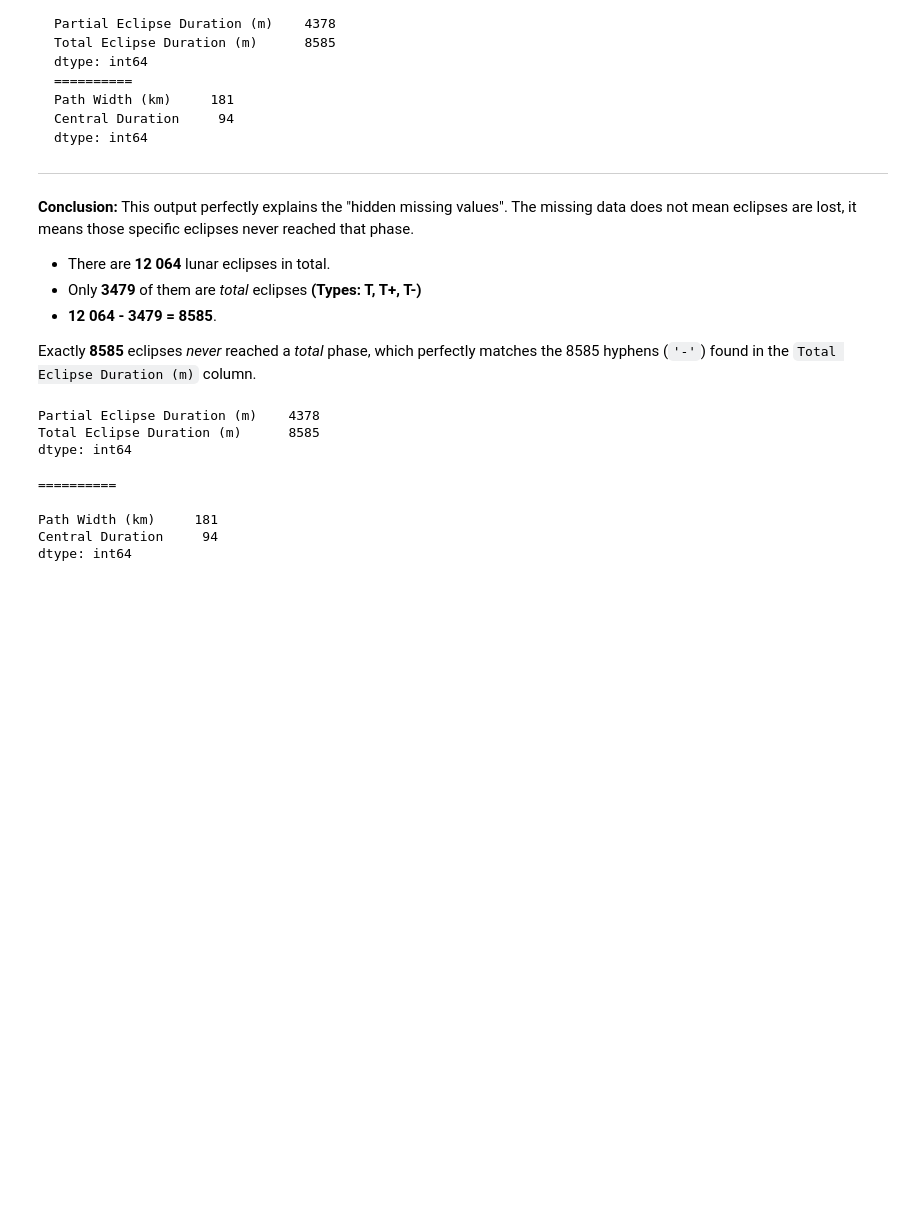
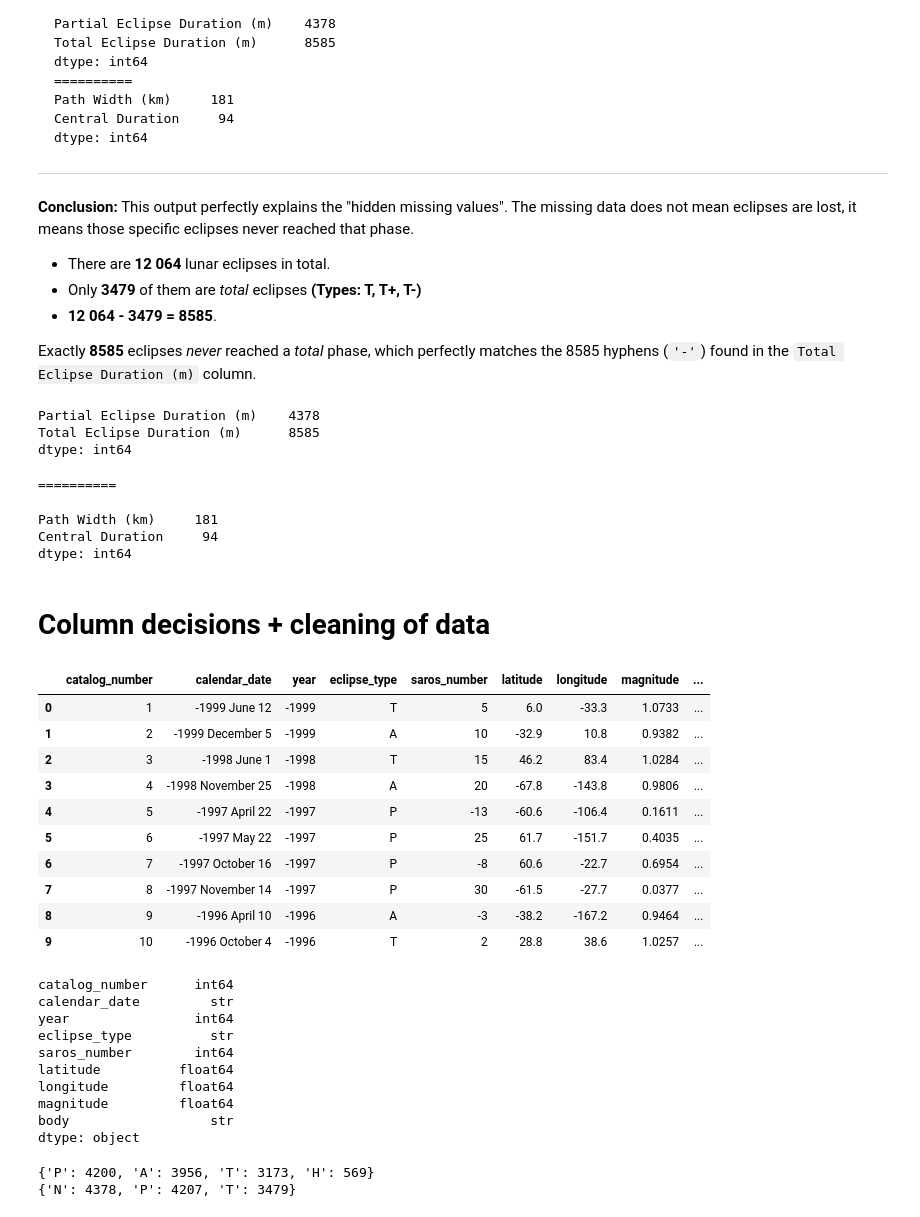
Before and after one commit to JohnnyHyytiainen/lab_azure_fullstack_DE25_johnny_hyytiainen, a Jupyter notebook: EDA/eda.ipynb, the cells around one changed output. Cells and saved outputs as stored; diff of their text form; code cells hidden in the pictures; blank space fills up the shorter version.

Commit message:
feat(eda+data): explore solar and lunar catalogs with a ten-step EDA, write cleaned nine-column parquet for both catalogs

```diff
--- a/EDA/eda.ipynb
+++ b/EDA/eda.ipynb
@@ -610,3 +610,76 @@ dtype: int64
 Path Width (km)     181
 Central Duration     94
 dtype: int64
+# %% [markdown]
+# Column decisions + cleaning of data
+# %%
+# Funktion för att omvandla koordinater till floats
+# Latitude koordinater för S är NEGATIVA
+# Longitude koordinater för W är NEGATIVA
+def parse_coordinates(series: pd.Series, negative_for: str) -> pd.Series:
+    """Turn coordinates '6.0N', '33.3W' into a float."""
+    # Sista tecknet är väderstrecket och resten är talet
+    directions = series.str[-1]
+    # Sätta float64 som EXPLICIT datatype, Lunar skriver koordinater UTAN decimaler...
+    # to_numeric ger mig int64 för lunar och float64 för solars koordinater
+    # Schemat MÅSTE vara IDENTISKT för dashboarden.
+    value = pd.to_numeric(series.str[:-1], errors="coerce").astype("float64")
+    return value.where(directions != negative_for, -value)
+
+# Funktion för att parsa åren
+def parse_years(series: pd.Series) -> pd.Series:
+    """Take the year out of '-1999 June 27'"""
+    # Året kommer behållas som int och inte som datetime, negativa är år f.kr(före kristus)
+    # och datetime kan omöjligen representera något från den tiden
+    return pd.to_numeric(series.str.split().str[0], errors="coerce").astype("int64")
+
+
+# Funktion för att bygga min 'core' med samma form som båda datasettens catalogs
+def build_core(df: pd.DataFrame, magnitude_columns: str, body: str) -> pd.DataFrame:
+    """The typed 'core' that the backend will read. Exact same shape for both catalogs as in the raw datasets."""
+    return pd.DataFrame(
+        {
+            "catalog_number": df["Catalog Number"].astype("int64"),
+            "calendar_date": df["Calendar Date"], # Behåller det som TEXT pga BCE och negativa år innan vår tidsräkning började
+            "year": parse_years(df["Calendar Date"]),
+            "eclipse_type": df["Eclipse Type"].str[0], # Första tecknet är TYPEN
+            "saros_number": df["Saros Number"].astype("int64"),
+            "latitude": parse_coordinates(df["Latitude"], negative_for="S"),
+            "longitude": parse_coordinates(df["Longitude"], negative_for="W"),
+            "magnitude": df[magnitude_columns].astype("float64"),
+            "body": body,
+        }
+
+    )
+
+solar_clean = build_core(solar, magnitude_columns="Eclipse Magnitude", body="solar")
+lunar_clean = build_core(lunar, magnitude_columns="Umbral Magnitude", body="lunar")
+
+display(solar_clean.head(10))
+display(solar_clean.dtypes)
+print(solar_clean["eclipse_type"].value_counts().to_dict())
+print(lunar_clean["eclipse_type"].value_counts().to_dict())
+# %% [output]
+|  | catalog_number | calendar_date | year | eclipse_type | saros_number | latitude | longitude | magnitude | ... |
+| 0 | 1 | -1999 June 12 | -1999 | T | 5 | 6.0 | -33.3 | 1.0733 | ... |
+| 1 | 2 | -1999 December 5 | -1999 | A | 10 | -32.9 | 10.8 | 0.9382 | ... |
+| 2 | 3 | -1998 June 1 | -1998 | T | 15 | 46.2 | 83.4 | 1.0284 | ... |
+| 3 | 4 | -1998 November 25 | -1998 | A | 20 | -67.8 | -143.8 | 0.9806 | ... |
+| 4 | 5 | -1997 April 22 | -1997 | P | -13 | -60.6 | -106.4 | 0.1611 | ... |
+| 5 | 6 | -1997 May 22 | -1997 | P | 25 | 61.7 | -151.7 | 0.4035 | ... |
+| 6 | 7 | -1997 October 16 | -1997 | P | -8 | 60.6 | -22.7 | 0.6954 | ... |
+| 7 | 8 | -1997 November 14 | -1997 | P | 30 | -61.5 | -27.7 | 0.0377 | ... |
+| 8 | 9 | -1996 April 10 | -1996 | A | -3 | -38.2 | -167.2 | 0.9464 | ... |
+| 9 | 10 | -1996 October 4 | -1996 | T | 2 | 28.8 | 38.6 | 1.0257 | ... |
+catalog_number      int64
+calendar_date         str
+year                int64
+eclipse_type          str
+saros_number        int64
+latitude          float64
+longitude         float64
+magnitude         float64
+body                  str
+dtype: object
+{'P': 4200, 'A': 3956, 'T': 3173, 'H': 569}
+{'N': 4378, 'P': 4207, 'T': 3479}
```
Also changed, not shown: parts of 5 cells of this notebook, 2 other files.
